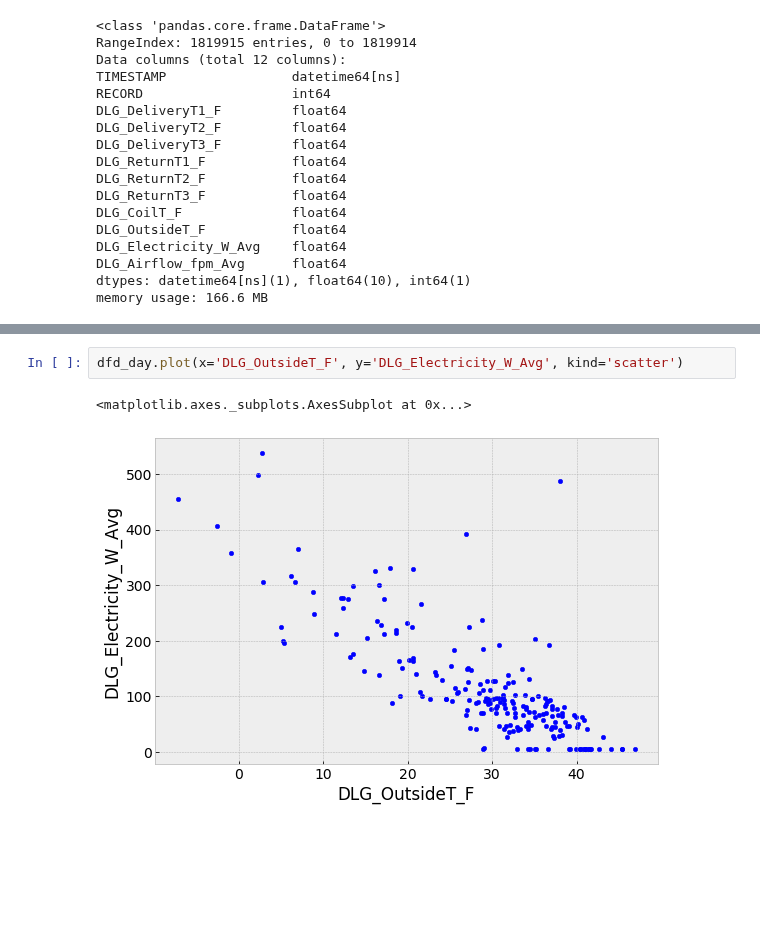
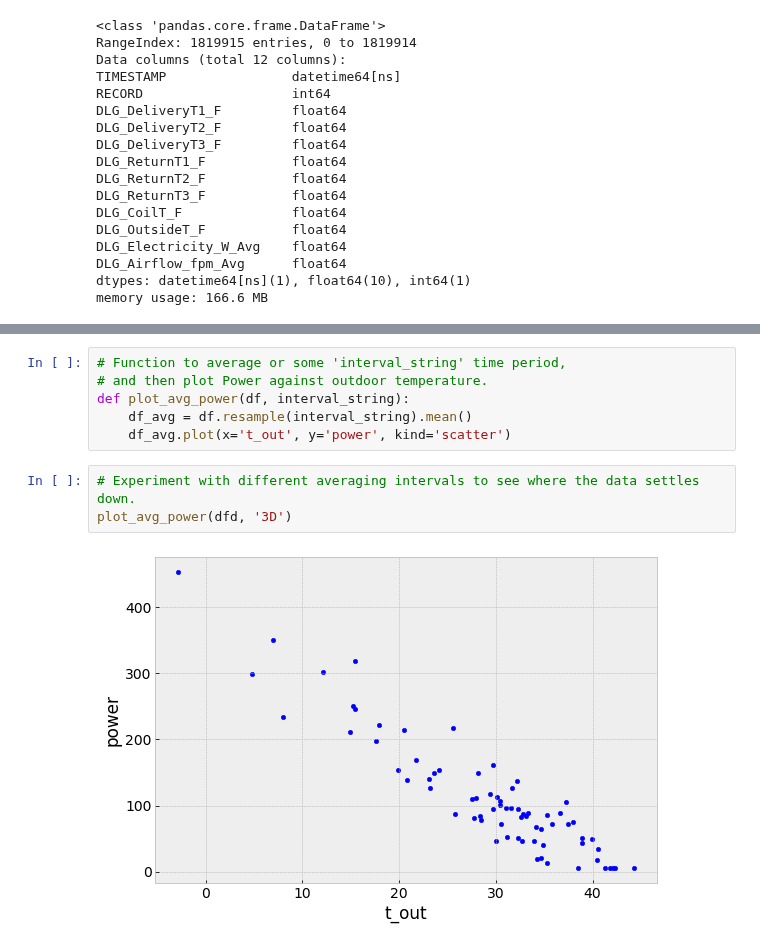
Before and after one commit to alanmitchell/heat-pump-study, a Jupyter notebook: field_studies/cchrc_2015/cchrc_raw_data.ipynb, the cells around one changed output, grey strips where cells are left out. Saved outputs shown, nothing was run; the diff lists cells and outputs as text; blank space fills up the shorter version.

```diff
--- a/field_studies/cchrc_2015/cchrc_raw_data.ipynb
+++ b/field_studies/cchrc_2015/cchrc_raw_data.ipynb
@@ -99,7 +87,13 @@ dfd_day.tail()
-# %%
-dfd_day.plot(x='DLG_OutsideT_F', y='DLG_Electricity_W_Avg', kind='scatter')
-# %% [output]
-<matplotlib.axes._subplots.AxesSubplot at 0x...>
-[figure, removed]
+# %%
+# Function to average or some 'interval_string' time period,
+# and then plot Power against outdoor temperature.
+def plot_avg_power(df, interval_string):
+    df_avg = df.resample(interval_string).mean()
+    df_avg.plot(x='t_out', y='power', kind='scatter')
+# %%
+# Experiment with different averaging intervals to see where the data settles down.
+plot_avg_power(dfd, '3D')
+# %% [output]
+[figure, added]
 # %%
 dfd_5min = dfd.resample('5min').mean()
```
Also changed, not shown: parts of 5 cells of this notebook, 4 other files.
